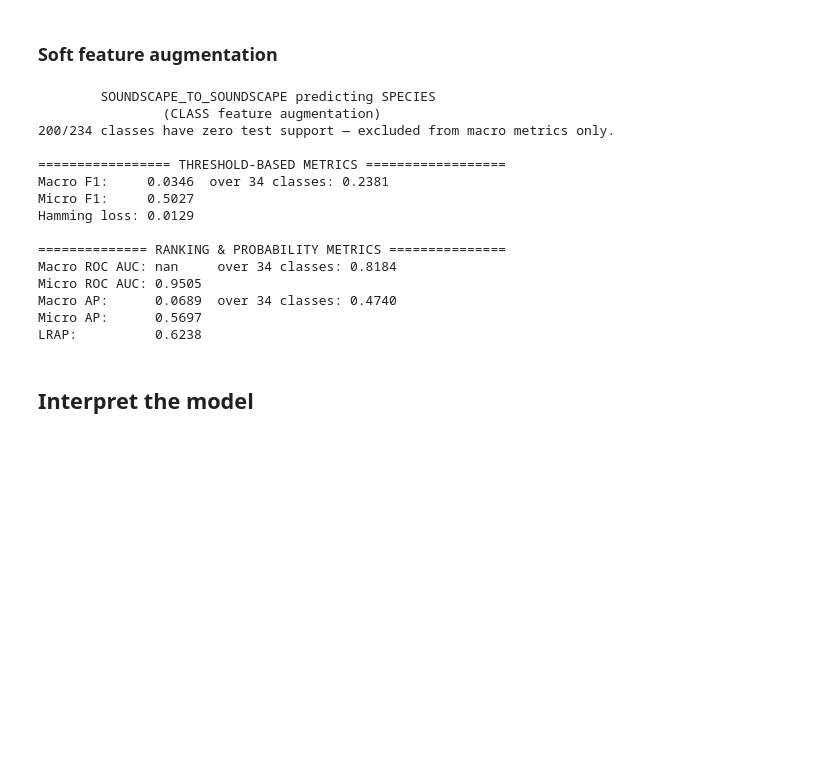
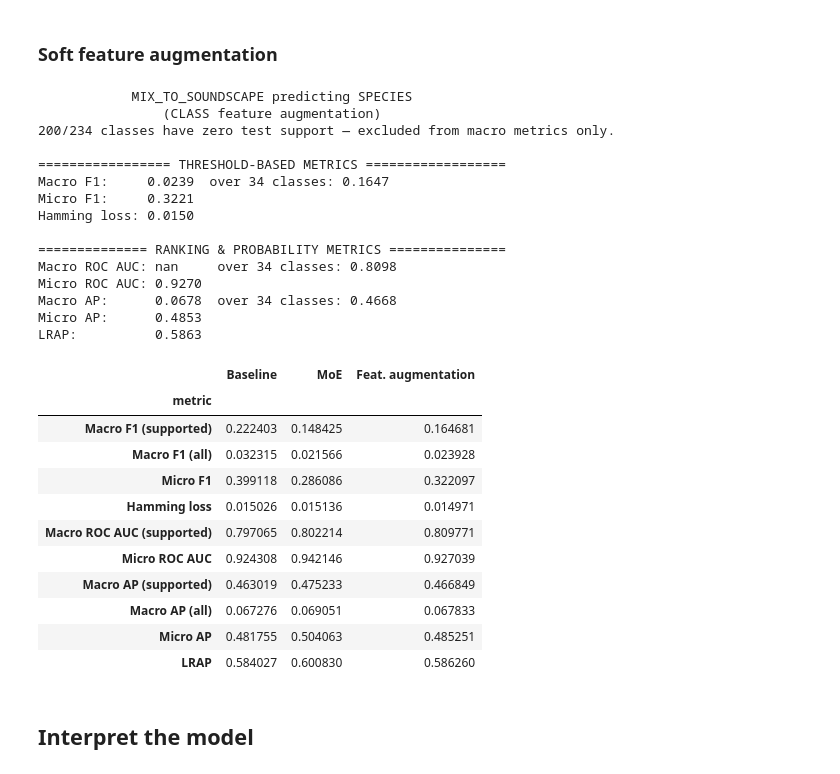
Before and after one commit to vlad-antipin/bioacoustic-species-detection, a Jupyter notebook: notebooks/04-fit_models.ipynb, the cells around one changed output. Drawn from its saved outputs; the diff is of its cells as text; code cells hidden in the pictures; blank space fills up the shorter version.

```diff
--- a/notebooks/04-fit_models.ipynb
+++ b/notebooks/04-fit_models.ipynb
@@ -184,6 +211,6 @@ with tqdm_joblib(desc="Training OvR", total=y_primary_train.shape[1]):
 # %%
 print(f"{FIT_MODE.name} predicting SPECIES".center(60))
 print("(ignore CLASS)".center(60))
-eval_report =  evaluate_multilabel_model(pipeline_baseline, X_test, y_primary_test, smooth_sigma=SMOOTH_SIGMA)
-save_results(eval_report, f"{CLASSIFIER.name.lower()}-{FIT_MODE.name.lower()}-species_baseline")
+eval_report_baseline = evaluate_multilabel_model(pipeline_baseline, X_test, y_primary_test)
+save_results(eval_report_baseline, f"{CLASSIFIER.name.lower()}-{FIT_MODE.name.lower()}-species_baseline")
 # %% [output]
@@ -284,6 +311,6 @@ expert_pipelines.fit(X_train, y_class_train, y_primary_train)
 # %%
 print(f"{FIT_MODE.name} predicting SPECIES".center(60))
 print("(soft mixture of CLASS experts)".center(60))
-eval_report = evaluate_multilabel_model(expert_pipelines, X_test, y_primary_test, y_class_test_proba, smooth_sigma=SMOOTH_SIGMA)
-save_results(eval_report, f"{CLASSIFIER.name.lower()}-{FIT_MODE.name.lower()}-species_moe")
+eval_report_moe = evaluate_multilabel_model(expert_pipelines, X_test, y_primary_test, y_class_test_proba)
+save_results(eval_report_moe, f"{CLASSIFIER.name.lower()}-{FIT_MODE.name.lower()}-species_moe")
 # %% [output]
@@ -315,24 +342,63 @@ with tqdm_joblib(desc="Training OvR", total=y_primary_train.shape[1]):
 # %%
 print(f"{FIT_MODE.name} predicting SPECIES".center(60))
 print("(CLASS feature augmentation)".center(60))
-eval_report = evaluate_multilabel_model(pipeline_augmentation, X_test_augmented, y_primary_test)
-save_results(eval_report, f"{CLASSIFIER.name.lower()}-{FIT_MODE.name.lower()}-species_feat_augmentation")
+eval_report_aug = evaluate_multilabel_model(pipeline_augmentation, X_test_augmented, y_primary_test)
+save_results(eval_report_aug, f"{CLASSIFIER.name.lower()}-{FIT_MODE.name.lower()}-species_feat_augmentation")
 # %% [output]
-        SOUNDSCAPE_TO_SOUNDSCAPE predicting SPECIES
+            MIX_TO_SOUNDSCAPE predicting SPECIES
                 (CLASS feature augmentation)
 200/234 classes have zero test support — excluded from macro metrics only.
 
 ================= THRESHOLD-BASED METRICS ==================
-Macro F1:     0.0346  over 34 classes: 0.2381
-Micro F1:     0.5027
-Hamming loss: 0.0129
+Macro F1:     0.0239  over 34 classes: 0.1647
+Micro F1:     0.3221
+Hamming loss: 0.0150
 
 ============== RANKING & PROBABILITY METRICS ===============
-Macro ROC AUC: nan     over 34 classes: 0.8184
-Micro ROC AUC: 0.9505
-Macro AP:      0.0689  over 34 classes: 0.4740
-Micro AP:      0.5697
-LRAP:          0.6238
+Macro ROC AUC: nan     over 34 classes: 0.8098
+Micro ROC AUC: 0.9270
+Macro AP:      0.0678  over 34 classes: 0.4668
+Micro AP:      0.4853
+LRAP:          0.5863
+# %%
+def _flatten(df, name):
+    """Convert a two-column eval report to a Series with disambiguated metric names."""
+    rows = {}
+    for metric in df.index:
+        if "supported_classes" in df.columns:
+            sup = df.loc[metric, "supported_classes"]
+            all_ = df.loc[metric, "all_classes"]
+            if pd.notna(sup):
+                rows[f"{metric} (supported)"] = sup
+                if pd.notna(all_):
+                    rows[f"{metric} (all)"] = all_
+            else:
+                rows[metric] = all_
+        else:
+            rows[metric] = df.loc[metric, "value"]
+    return pd.Series(rows, name=name)
+
+species_comparison = pd.concat([
+    _flatten(eval_report_baseline, "Baseline"),
+    _flatten(eval_report_moe, "MoE"),
+    _flatten(eval_report_aug, "Feat. augmentation"),
+], axis=1)
+species_comparison.index.name = "metric"
+save_results(species_comparison, f"{CLASSIFIER.name.lower()}-{FIT_MODE.name.lower()}-species_comparison")
+species_comparison
+# %% [output]
+|  | Baseline | MoE | Feat. augmentation |
+| metric |  |  |  |
+| Macro F1 (supported) | 0.222403 | 0.148425 | 0.164681 |
+| Macro F1 (all) | 0.032315 | 0.021566 | 0.023928 |
+| Micro F1 | 0.399118 | 0.286086 | 0.322097 |
+| Hamming loss | 0.015026 | 0.015136 | 0.014971 |
+| Macro ROC AUC (supported) | 0.797065 | 0.802214 | 0.809771 |
+| Micro ROC AUC | 0.924308 | 0.942146 | 0.927039 |
+| Macro AP (supported) | 0.463019 | 0.475233 | 0.466849 |
+| Macro AP (all) | 0.067276 | 0.069051 | 0.067833 |
+| Micro AP | 0.481755 | 0.504063 | 0.485251 |
+| LRAP | 0.584027 | 0.600830 | 0.586260 |
 # %% [markdown]
 ## Interpret the model
 # %%
```
Also changed, not shown: parts of 14 cells of this notebook, 32 other files.
